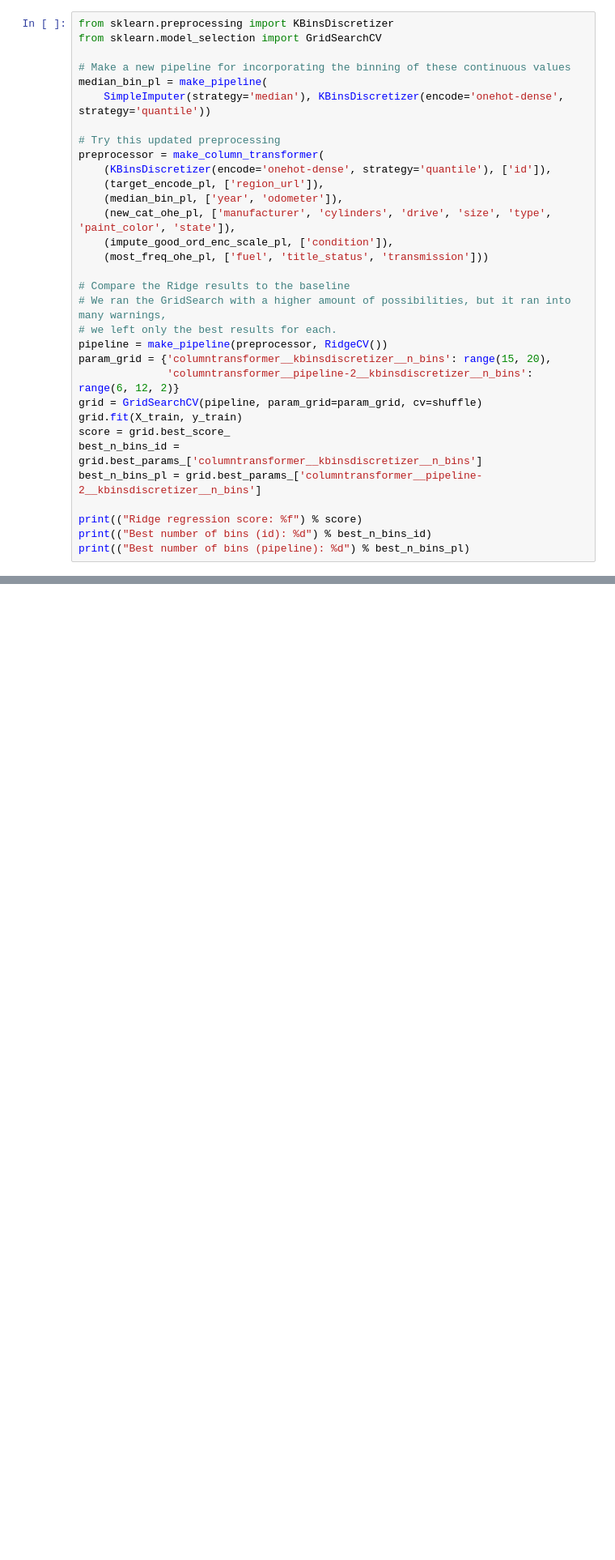
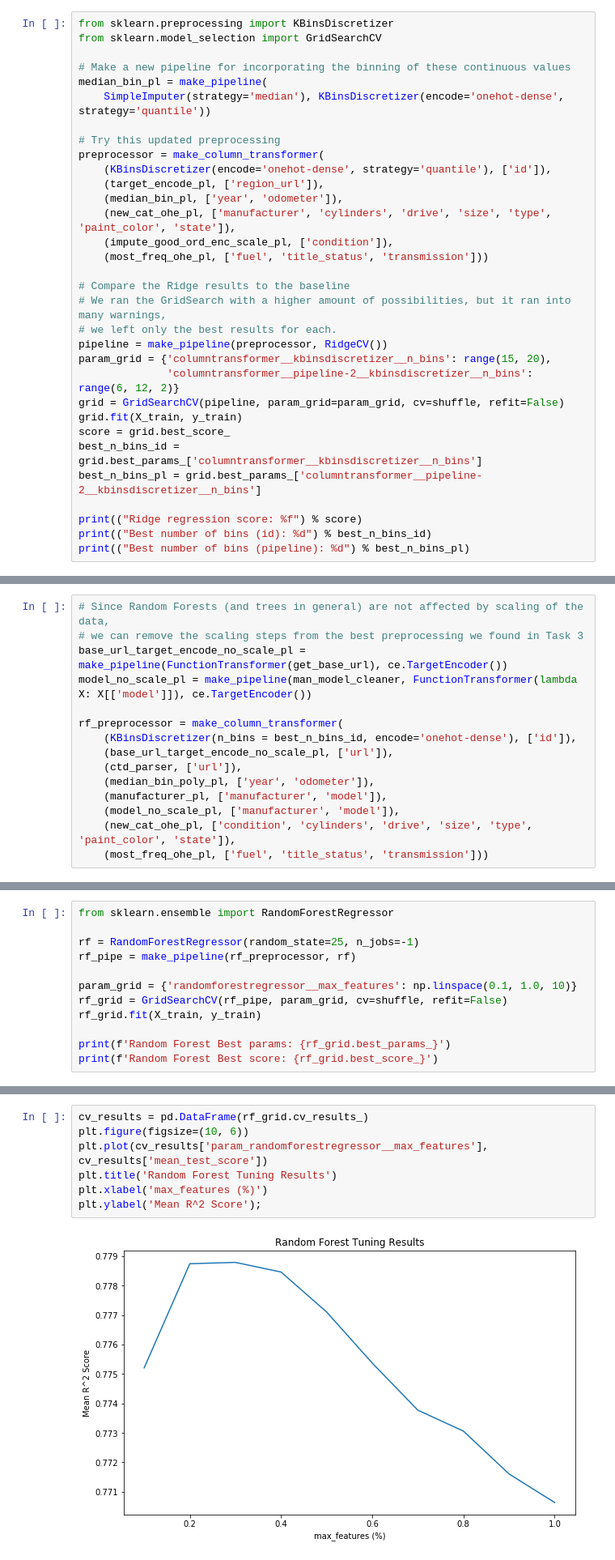
Before and after one commit to AppliedML2020/assignment-3-tomas-larrain, a Jupyter notebook: hw-3.ipynb, the cells around one changed output, grey strips where cells are left out. Shown at 81% size. Saved outputs shown, nothing was run; the diff lists cells and outputs as text; blank space fills up the shorter version.

```diff
--- a/hw-3.ipynb
+++ b/hw-3.ipynb
@@ -523,7 +523,7 @@ preprocessor = make_column_transformer(
 pipeline = make_pipeline(preprocessor, RidgeCV())
 param_grid = {'columntransformer__kbinsdiscretizer__n_bins': range(15, 20),
               'columntransformer__pipeline-2__kbinsdiscretizer__n_bins': range(6, 12, 2)}
-grid = GridSearchCV(pipeline, param_grid=param_grid, cv=shuffle)
+grid = GridSearchCV(pipeline, param_grid=param_grid, cv=shuffle, refit=False)
 grid.fit(X_train, y_train)
 score = grid.best_score_
 best_n_bins_id = grid.best_params_['columntransformer__kbinsdiscretizer__n_bins']
@@ -1002,0 +1009,15 @@ All beneficial improvements at once Ridge regression score: 0.666881
+# %%
+# Since Random Forests (and trees in general) are not affected by scaling of the data,
+# we can remove the scaling steps from the best preprocessing we found in Task 3
+base_url_target_encode_no_scale_pl = make_pipeline(FunctionTransformer(get_base_url), ce.TargetEncoder())
+model_no_scale_pl = make_pipeline(man_model_cleaner, FunctionTransformer(lambda X: X[['model']]), ce.TargetEncoder())
+
+rf_preprocessor = make_column_transformer(
+    (KBinsDiscretizer(n_bins = best_n_bins_id, encode='onehot-dense'), ['id']),
+    (base_url_target_encode_no_scale_pl, ['url']),
+    (ctd_parser, ['url']),
+    (median_bin_poly_pl, ['year', 'odometer']),
+    (manufacturer_pl, ['manufacturer', 'model']),
+    (model_no_scale_pl, ['manufacturer', 'model']),
+    (new_cat_ohe_pl, ['condition', 'cylinders', 'drive', 'size', 'type', 'paint_color', 'state']),
+    (most_freq_ohe_pl, ['fuel', 'title_status', 'transmission']))
@@ -1002,0 +1026,12 @@ All beneficial improvements at once Ridge regression score: 0.666881
+# %%
+from sklearn.ensemble import RandomForestRegressor
+
+rf = RandomForestRegressor(random_state=25, n_jobs=-1)
+rf_pipe = make_pipeline(rf_preprocessor, rf)
+
+param_grid = {'randomforestregressor__max_features': np.linspace(0.1, 1.0, 10)}
+rf_grid = GridSearchCV(rf_pipe, param_grid, cv=shuffle, refit=False)
+rf_grid.fit(X_train, y_train)
+
+print(f'Random Forest Best params: {rf_grid.best_params_}')
+print(f'Random Forest Best score: {rf_grid.best_score_}')
@@ -1002,0 +1045,9 @@ All beneficial improvements at once Ridge regression score: 0.666881
+# %%
+cv_results = pd.DataFrame(rf_grid.cv_results_)
+plt.figure(figsize=(10, 6))
+plt.plot(cv_results['param_randomforestregressor__max_features'], cv_results['mean_test_score'])
+plt.title('Random Forest Tuning Results')
+plt.xlabel('max_features (%)')
+plt.ylabel('Mean R^2 Score');
+# %% [output]
+[figure, added]
```
Also changed, not shown: parts of 13 cells of this notebook.
